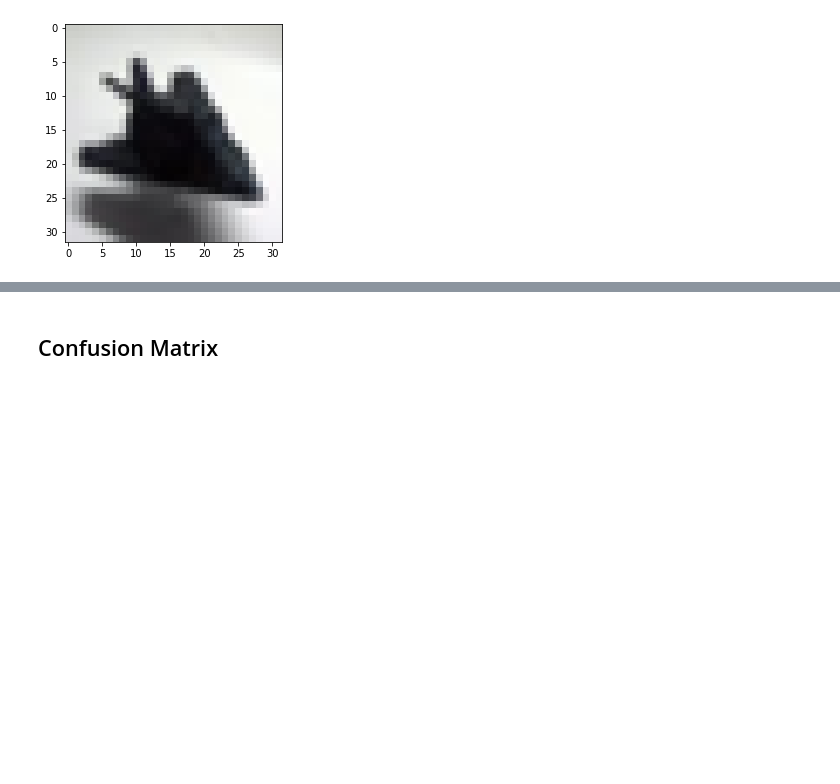
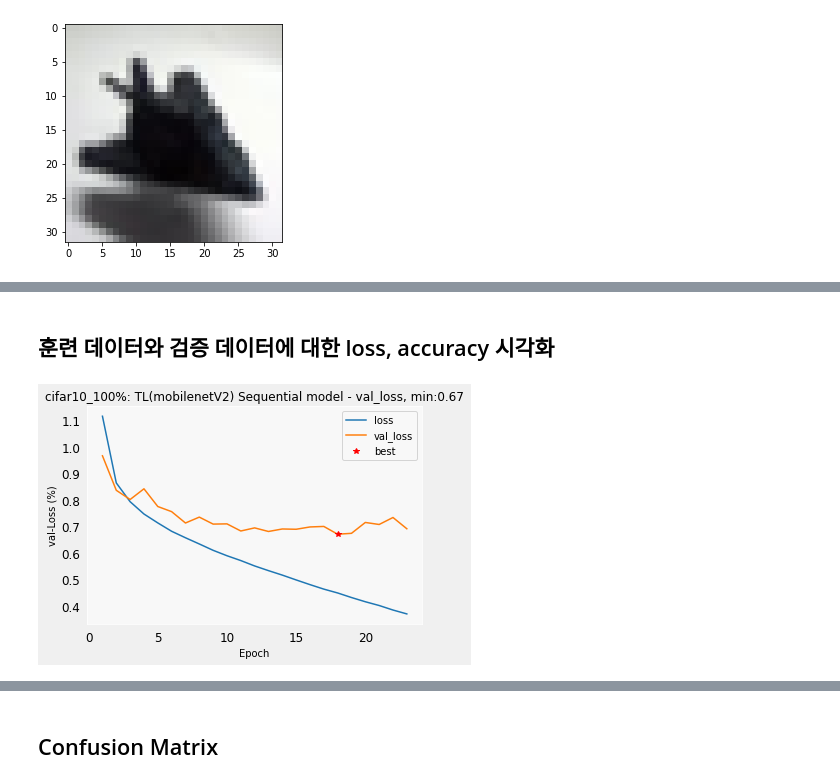
Before and after one commit to 20193253/pdm10, a Jupyter notebook: py-tensorflow/pdm10_final.ipynb, the cells around one changed output, grey strips where cells are left out. Saved outputs shown, nothing was run; the diff lists cells and outputs as text; code cells hidden in the pictures; blank space fills up the shorter version.

```diff
--- a/py-tensorflow/pdm10_final.ipynb
+++ b/py-tensorflow/pdm10_final.ipynb
@@ -348,0 +502,3 @@ plt.show()
+# %%
+x_train = preprocess_image_input(trainX)
+x_test = preprocess_image_input(testX)
@@ -348,0 +614,5 @@ plt.show()
+# %%
+mc_callback = callbacks.ModelCheckpoint(filepath="./model/cifar10pct100_mobileNetV2F_SGD_best_weights.{epoch:03d}-{val_accuracy:.3f}.hdf5",
+                              monitor='val_accuracy', verbose=0, save_best_only=True)
+es_callback = callbacks.EarlyStopping(monitor='val_accuracy',
+                            mode='max', verbose=1, patience=5)
@@ -348,0 +621,9 @@ plt.show()
+# %%
+%%time
+EPOCHS = 100
+BATCH_SIZE = 50  # 32, 50, 64, 100
+history = model.fit(x_train, y_train,
+                    epochs=EPOCHS,
+                    validation_data = (x_test, y_test),
+                    batch_size=BATCH_SIZE,
+                    callbacks=[mc_callback,es_callback])
@@ -348,0 +658,20 @@ plt.show()
+# %% [markdown]
+## 훈련 데이터와 검증 데이터에 대한 loss, accuracy 시각화
+# %%
+# 훈련 데이터와 검증 데이터에 대한 loss 시각화.
+epochs = range(1, len(history.history['loss']) + 1)
+
+loss_list = history.history['loss'] #[100 * i for i in history.history['loss']]
+vloss_list = history.history['val_loss'] #[100 * i for i in history.history['val_loss']]
+
+plt.plot(epochs,loss_list)
+plt.plot(epochs,vloss_list)
+
+plt.plot(np.argmin(np.array(vloss_list))+1,vloss_list[np.argmin(np.array(vloss_list))], 'r*')
+plt.title('cifar10_100%: TL(mobilenetV2) Sequential model - val_loss, min:' + str(np.round(vloss_list[np.argmin(np.array(vloss_list))],2)))
+plt.ylabel('val-Loss (%)')
+plt.xlabel('Epoch')
+plt.legend(['loss','val_loss','best'], loc='best')
+plt.show()
+# %% [output]
+[figure, added]
```
Also changed, not shown: parts of 53 cells of this notebook.
